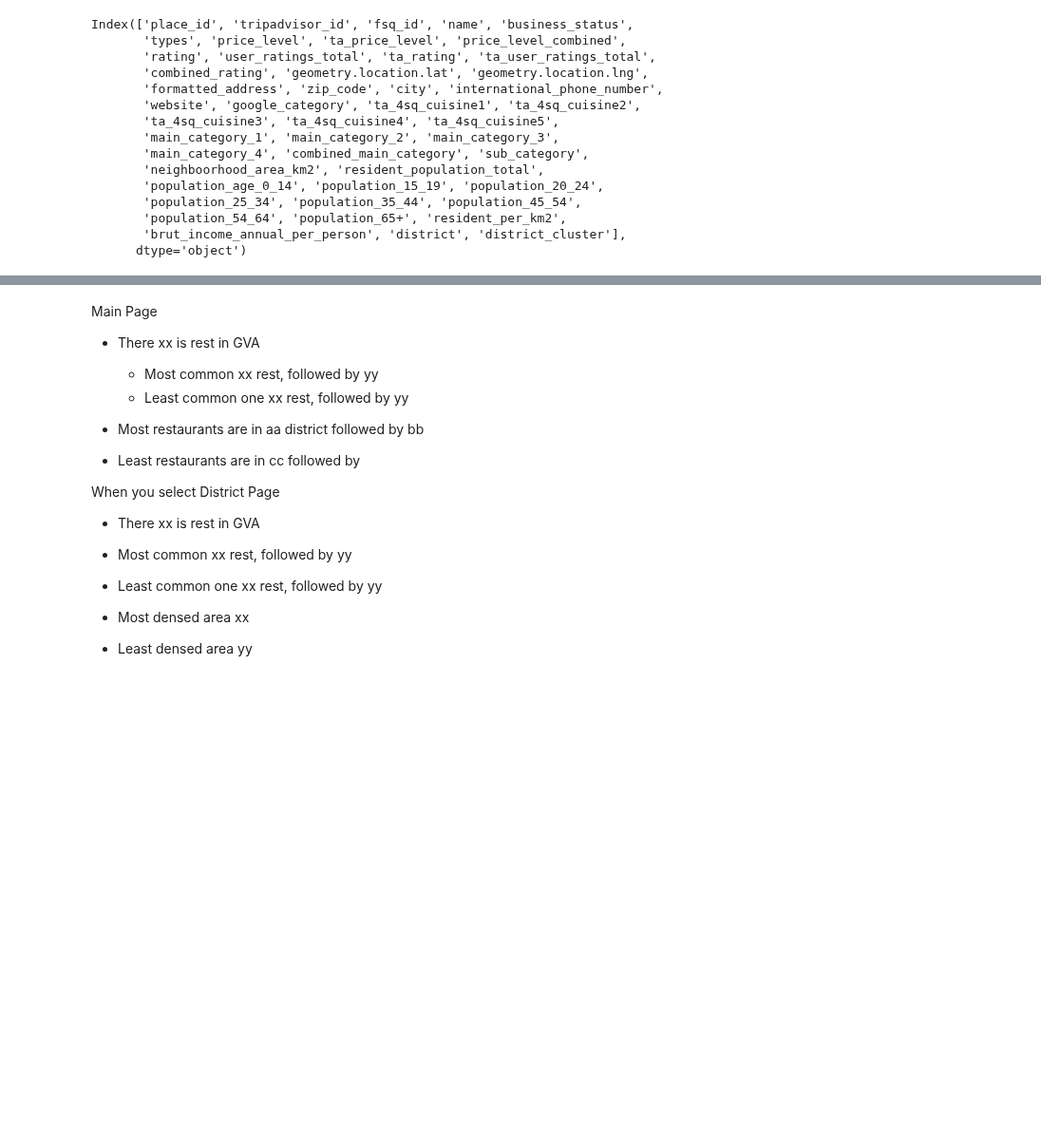
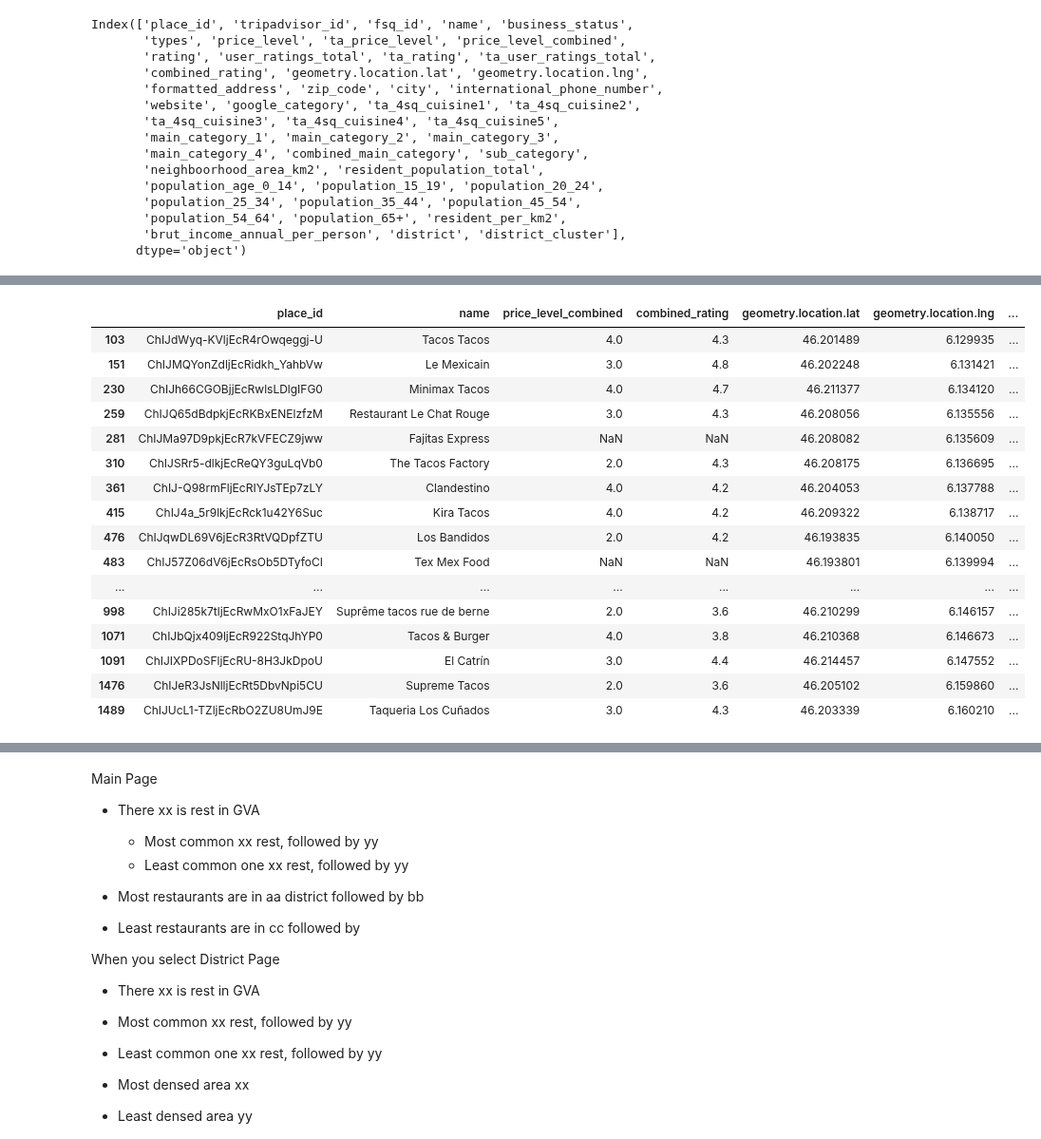
Before and after one commit to burakonurlu/best_restaurant_location, a Jupyter notebook: notebooks/burak_select_location.ipynb, the cells around one changed output, grey strips where cells are left out. Shown at 95% size. Cells and saved outputs as stored; diff of their text form; code cells hidden in the pictures; blank space fills up the shorter version.

```diff
--- a/notebooks/burak_select_location.ipynb
+++ b/notebooks/burak_select_location.ipynb
@@ -18,0 +31,12 @@ df_rest.head()
+# %%
+df = pd.read_csv('../data/data_combined_v1.03.csv')\
+    [['place_id',
+    'name',
+    'price_level_combined',
+    'combined_rating',
+    'geometry.location.lat', 'geometry.location.lng',
+    'combined_main_category',
+    'sub_category',
+    'district',
+    'district_cluster']]
+df
@@ -100,18 +77,13 @@ analyze_district(df_lite, 'Mexican')
 # %%
-def analyze_cluster(df, rest_district=None, rest_category=None):
+def filter_data(df, rest_district=None, rest_category=None):
     if rest_district and rest_category:
-        df = df[(df['combined_main_category'] == rest_category) & (df['district'] == rest_district)]
+        return df[(df['district'] == rest_district) & (df['combined_main_category'].str.contains(rest_category))]
 
     elif rest_district:
-        df = df[df['district'] == rest_district]
+        return df[df['district'] == rest_district]
 
     elif rest_category:
-        df = df[df['combined_main_category'] == rest_category]
+        return df[df['combined_main_category'].str.contains(rest_category)]
+
     else:
-        df = df
-
-    most_comp_clus = df.groupby('district_cluster')[['place_id']].count().sort_values(by='place_id',ascending=False).head(5)
-    least_comp_clus = df.groupby('district_cluster')[['place_id']].count().sort_values(by='place_id',ascending=True).head(5)
-
-    display(most_comp_clus)
-    display(least_comp_clus)
+        return df
@@ -187,0 +190,23 @@ analyze_cluster(df, rest_district="Champel", rest_category='Mexican')
+# %%
+# Scenario 2, restaurant type selected but no district
+rest_category='Mexican'
+df_filtered = filter_data(df, rest_category=rest_category)
+df_filtered
+# %% [output]
+|  | place_id | name | price_level_combined | combined_rating | geometry.location.lat | geometry.location.lng | ... |
+| 103 | ChIJdWyq-KVljEcR4rOwqeggj-U | Tacos Tacos | 4.0 | 4.3 | 46.201489 | 6.129935 | ... |
+| 151 | ChIJMQYonZdljEcRidkh_YahbVw | Le Mexicain | 3.0 | 4.8 | 46.202248 | 6.131421 | ... |
+| 230 | ChIJh66CGOBjjEcRwlsLDlgIFG0 | Minimax Tacos | 4.0 | 4.7 | 46.211377 | 6.134120 | ... |
+| 259 | ChIJQ65dBdpkjEcRKBxENElzfzM | Restaurant Le Chat Rouge | 3.0 | 4.3 | 46.208056 | 6.135556 | ... |
+| 281 | ChIJMa97D9pkjEcR7kVFECZ9jww | Fajitas Express | NaN | NaN | 46.208082 | 6.135609 | ... |
+| 310 | ChIJSRr5-dlkjEcReQY3guLqVb0 | The Tacos Factory | 2.0 | 4.3 | 46.208175 | 6.136695 | ... |
+| 361 | ChIJ-Q98rmFljEcRIYJsTEp7zLY | Clandestino | 4.0 | 4.2 | 46.204053 | 6.137788 | ... |
+| 415 | ChIJ4a_5r9lkjEcRck1u42Y6Suc | Kira Tacos | 4.0 | 4.2 | 46.209322 | 6.138717 | ... |
+| 476 | ChIJqwDL69V6jEcR3RtVQDpfZTU | Los Bandidos | 2.0 | 4.2 | 46.193835 | 6.140050 | ... |
+| 483 | ChIJ57Z06dV6jEcRsOb5DTyfoCI | Tex Mex Food | NaN | NaN | 46.193801 | 6.139994 | ... |
+| ... | ... | ... | ... | ... | ... | ... | ... |
+| 998 | ChIJi285k7tljEcRwMxO1xFaJEY | Suprême tacos rue de berne | 2.0 | 3.6 | 46.210299 | 6.146157 | ... |
+| 1071 | ChIJbQjx409ljEcR922StqJhYP0 | Tacos & Burger | 4.0 | 3.8 | 46.210368 | 6.146673 | ... |
+| 1091 | ChIJIXPDoSFljEcRU-8H3JkDpoU | El Catrín | 3.0 | 4.4 | 46.214457 | 6.147552 | ... |
+| 1476 | ChIJeR3JsNlljEcRt5DbvNpi5CU | Supreme Tacos | 2.0 | 3.6 | 46.205102 | 6.159860 | ... |
+| 1489 | ChIJUcL1-TZljEcRbO2ZU8UmJ9E | Taqueria Los Cuñados | 3.0 | 4.3 | 46.203339 | 6.160210 | ... |
```
Also changed, not shown: parts of 53 cells of this notebook, 5 other files.
